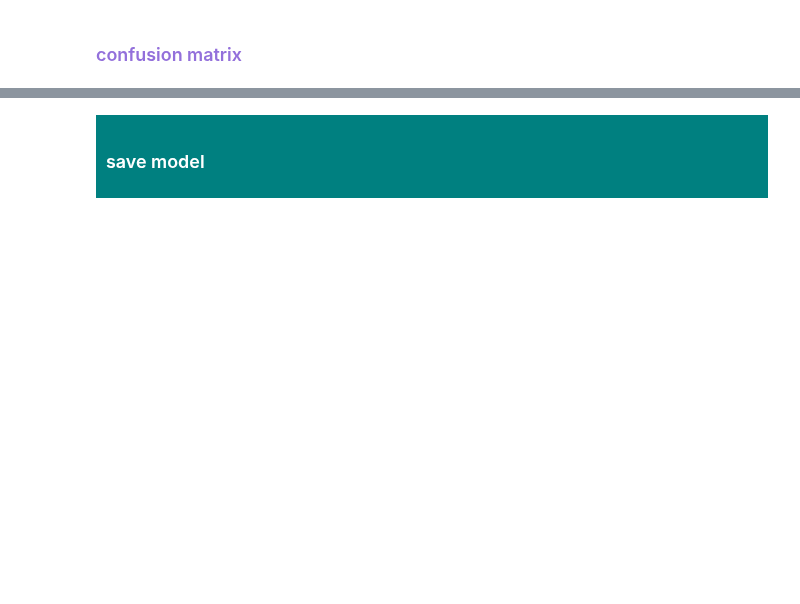
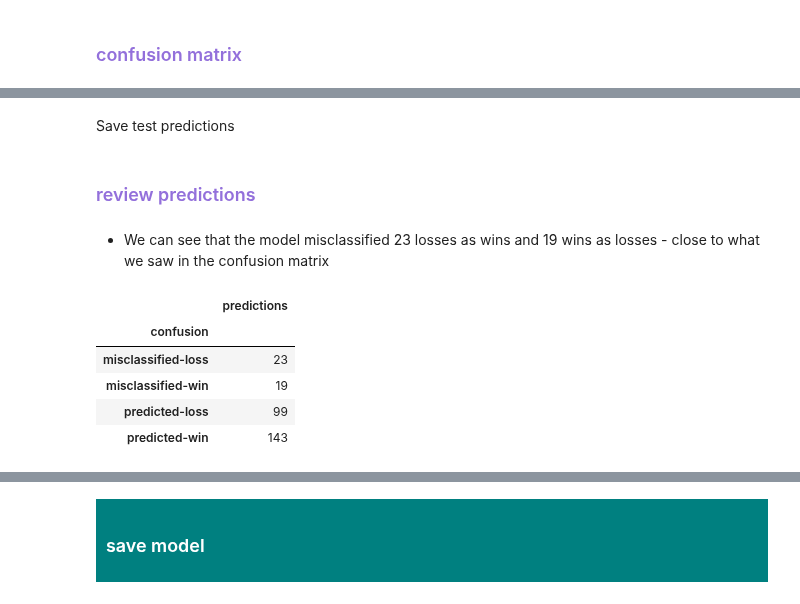
Before and after one commit to cjlcoursework/nflverse_project, a Jupyter notebook: notebooks/nfl_win_loss_classification_experiment2.ipynb, the cells around one changed output, grey strips where cells are left out. Saved outputs shown, nothing was run; the diff lists cells and outputs as text; code cells hidden in the pictures; blank space fills up the shorter version.

```diff
--- a/notebooks/nfl_win_loss_classification_experiment2.ipynb
+++ b/notebooks/nfl_win_loss_classification_experiment2.ipynb
@@ -236,0 +242,4 @@ plot_confusion_matrix(y_pred_binary, y_test)
+# %% [markdown]
+Save test predictions
+# %% [markdown]
+### <font color="#9370DB">review predictions</font>
@@ -236,0 +261,11 @@ plot_confusion_matrix(y_pred_binary, y_test)
+# %% [markdown]
+* We can see that the model misclassified 23 losses as wins and 19 wins as losses - close to what we saw in the confusion matrix
+# %%
+game_test.groupby(['confusion']).agg(predictions=('status', 'count'))
+# %% [output]
+|  | predictions |
+| confusion |  |
+| misclassified-loss | 23 |
+| misclassified-win | 19 |
+| predicted-loss | 99 |
+| predicted-win | 143 |
```
Also changed, not shown: parts of 16 cells of this notebook, 1 other file.
